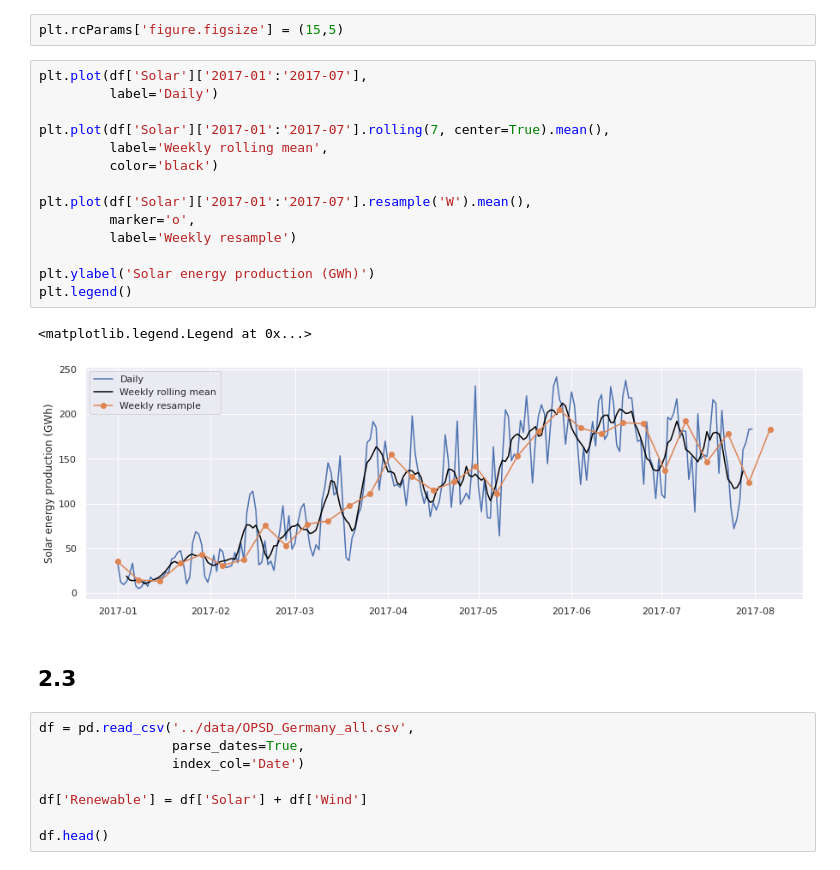
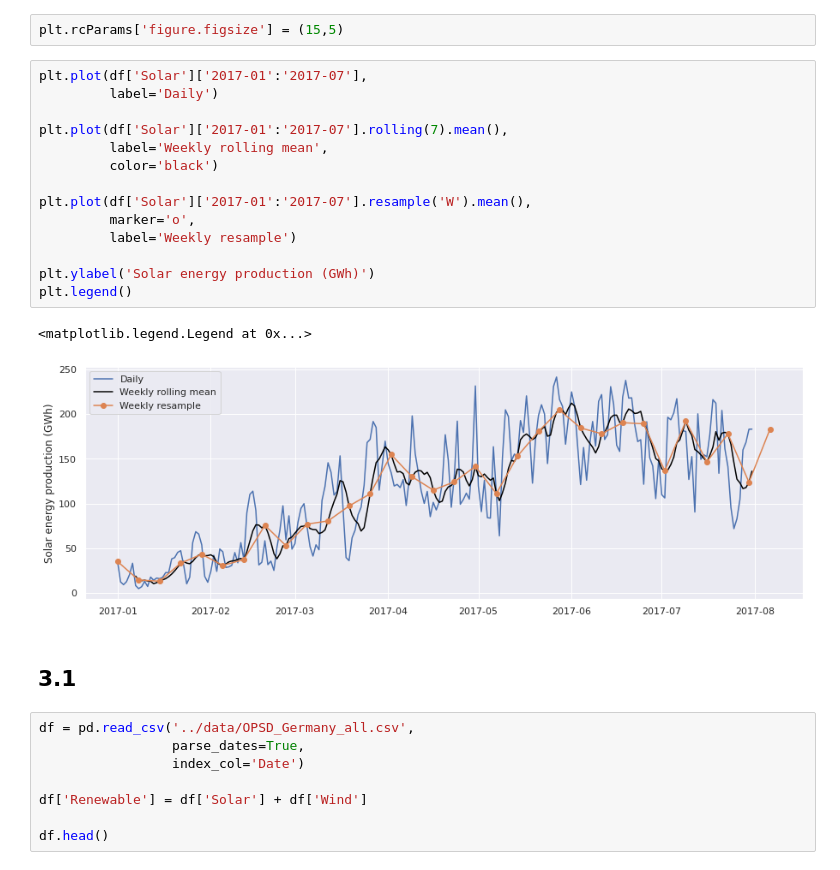
Before and after one commit to fbagattini/Lezioni, a Jupyter notebook: eng/Solutions.ipynb, the cells around one changed output. Cells and saved outputs as stored; diff of their text form.

```diff
--- a/eng/Solutions.ipynb
+++ b/eng/Solutions.ipynb
@@ -316,23 +324,23 @@ plt.rcParams['figure.figsize'] = (15,5)
 # %%
 plt.plot(df['Solar']['2017-01':'2017-07'],
          label='Daily')
 
-plt.plot(df['Solar']['2017-01':'2017-07'].rolling(7, center=True).mean(),
+plt.plot(df['Solar']['2017-01':'2017-07'].rolling(7).mean(),
          label='Weekly rolling mean',
          color='black')
 
 plt.plot(df['Solar']['2017-01':'2017-07'].resample('W').mean(),
          marker='o',
          label='Weekly resample')
 
 plt.ylabel('Solar energy production (GWh)')
 plt.legend()
 # %% [output]
 <matplotlib.legend.Legend at 0x...>
-[figure, old version]
+[figure, new version]
-# %% [markdown]
-2.3
----
+# %% [markdown]
+3.1
+---
 # %%
 df = pd.read_csv('../data/OPSD_Germany_all.csv',
                  parse_dates=True,
```
Also changed, not shown: parts of 5 cells of this notebook, 2 other files.
